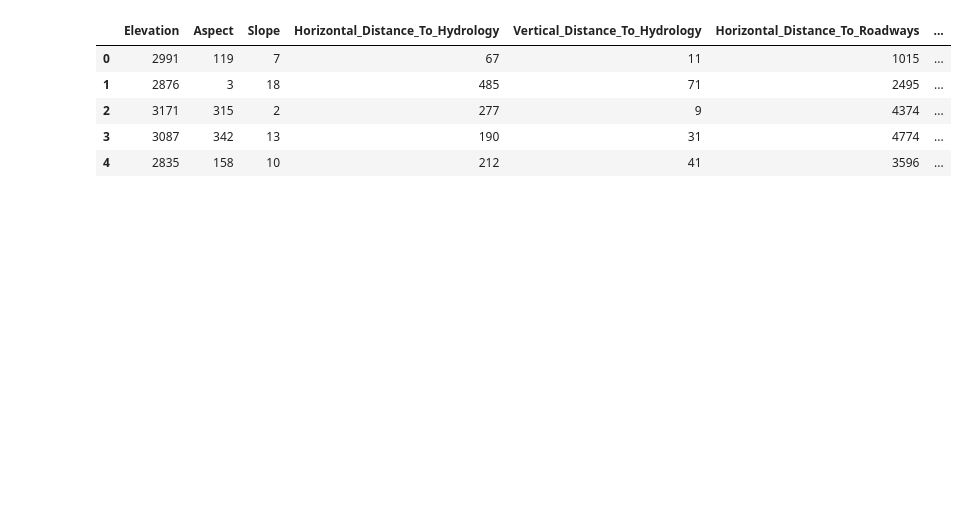
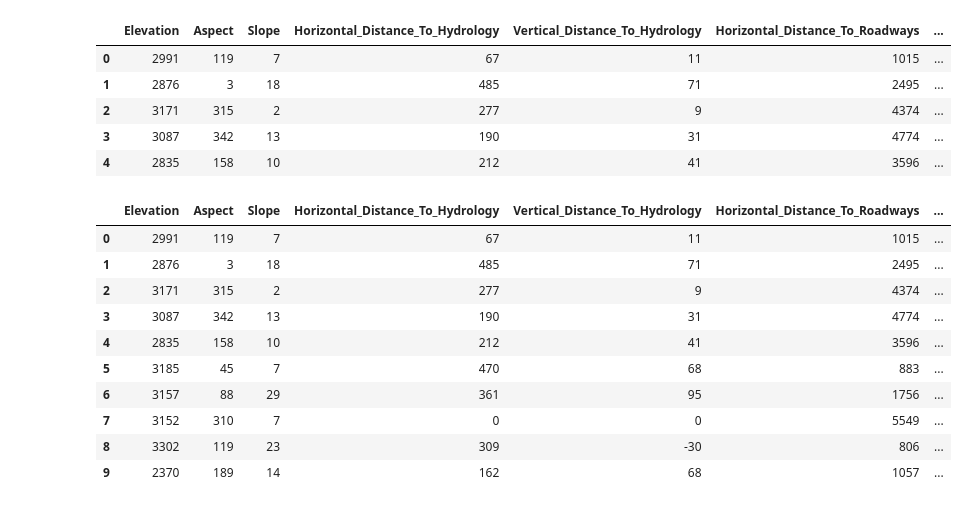
Before and after one commit to Maria-mon/Taller_2_MLOPS_2025, a Jupyter notebook: Proyecto_1/ambiente_desarrollo.ipynb, the cells around one changed output. Drawn from its saved outputs; the diff is of its cells as text; code cells hidden in the pictures; blank space fills up the shorter version.

```diff
--- a/Proyecto_1/ambiente_desarrollo.ipynb
+++ b/Proyecto_1/ambiente_desarrollo.ipynb
@@ -26,3 +26,17 @@ data.head()
 | 2 | 3171 | 315 | 2 | 277 | 9 | 4374 | ... |
 | 3 | 3087 | 342 | 13 | 190 | 31 | 4774 | ... |
 | 4 | 2835 | 158 | 10 | 212 | 41 | 3596 | ... |
+# %%
+data.head(10)
+# %% [output]
+|  | Elevation | Aspect | Slope | Horizontal_Distance_To_Hydrology | Vertical_Distance_To_Hydrology | Horizontal_Distance_To_Roadways | ... |
+| 0 | 2991 | 119 | 7 | 67 | 11 | 1015 | ... |
+| 1 | 2876 | 3 | 18 | 485 | 71 | 2495 | ... |
+| 2 | 3171 | 315 | 2 | 277 | 9 | 4374 | ... |
+| 3 | 3087 | 342 | 13 | 190 | 31 | 4774 | ... |
+| 4 | 2835 | 158 | 10 | 212 | 41 | 3596 | ... |
+| 5 | 3185 | 45 | 7 | 470 | 68 | 883 | ... |
+| 6 | 3157 | 88 | 29 | 361 | 95 | 1756 | ... |
+| 7 | 3152 | 310 | 7 | 0 | 0 | 5549 | ... |
+| 8 | 3302 | 119 | 23 | 309 | -30 | 806 | ... |
+| 9 | 2370 | 189 | 14 | 162 | 68 | 1057 | ... |
```
Also changed, not shown: parts of 2 cells of this notebook.
